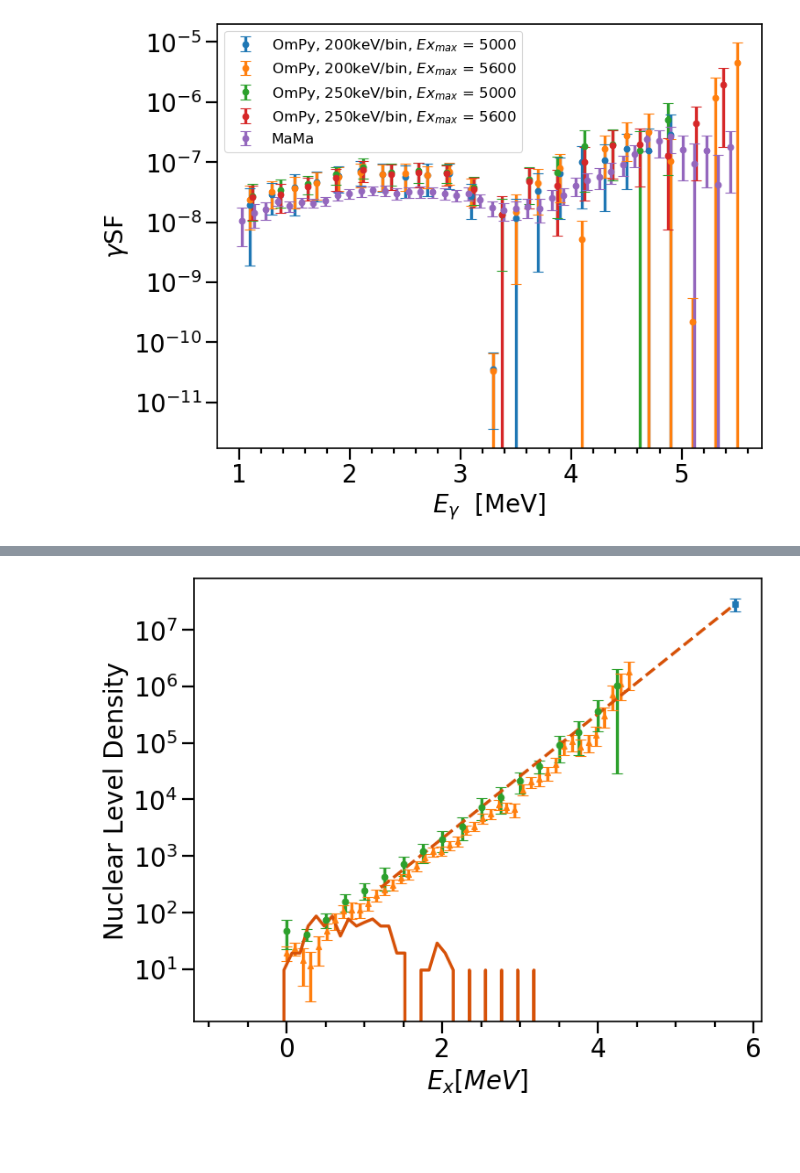
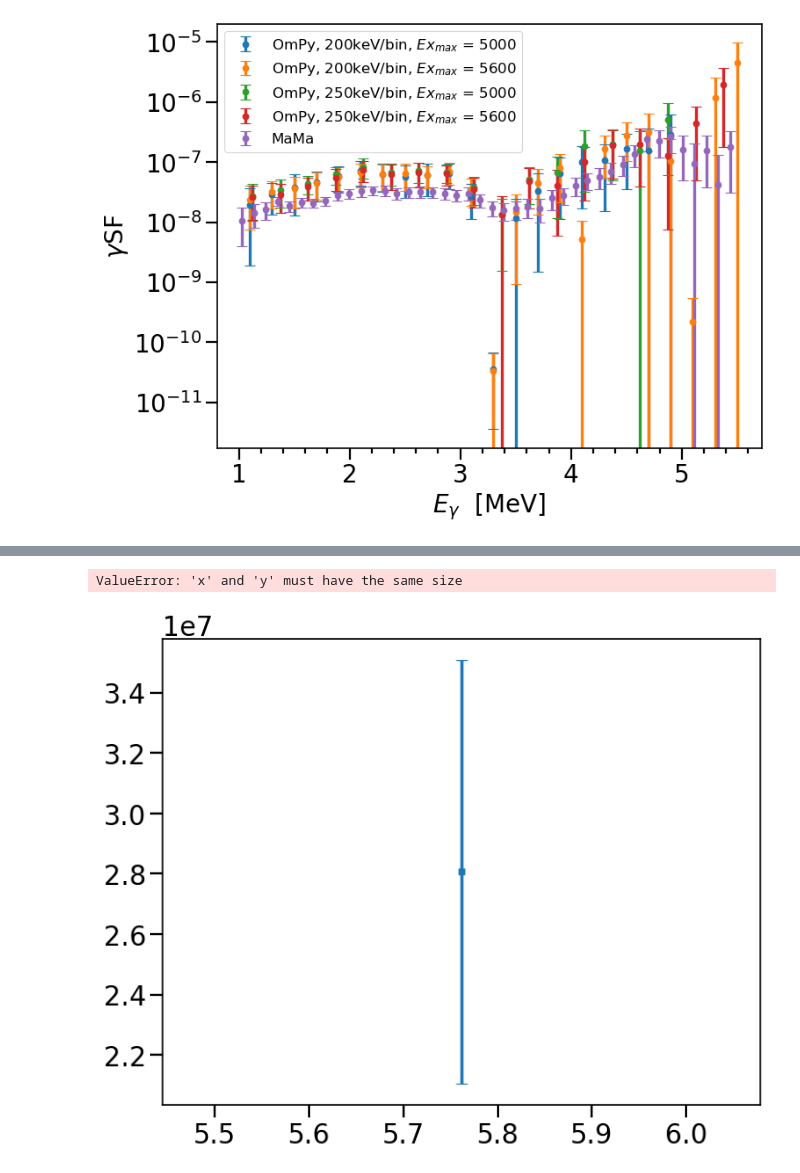
Before and after one commit to tellefs/MasterThesis, a Jupyter notebook: plotting/analysis_plots.ipynb, the cells around one changed output, grey strips where cells are left out. Cells and saved outputs as stored; diff of their text form; code cells hidden in the pictures; blank space fills up the shorter version.

```diff
--- a/plotting/analysis_plots.ipynb
+++ b/plotting/analysis_plots.ipynb
@@ -459,19 +501,23 @@ fig.show()
 # %%
 fig, ax = plt.subplots()
 ax.errorbar(x=Sn, y=rhoSn, yerr=rhoSn_error, marker='s', linestyle='')
-ax.errorbar(x=energy_nld_om, y=nld_om, yerr=nld_om_error, marker='^', linestyle='')
+ax.errorbar(x=energy_nld_om-0.2, y=nld_om, yerr=nld_om_error, marker='^', linestyle='')
 ax.errorbar(x=energy_nld_ompy, y=nld_ompy_median, yerr=nld_ompy_error, marker='o', linestyle='')
 ax.set_yscale('log')
+
+plt.plot(energy_nld[n0_CT:n1_CT], fermigas[n0_CT:n1_CT], "--", color="#D65108", label="CT interpolation")
+
 
 plt.plot(energy_fermigas[20:65], fermigas[20:65], "--", color="#D65108", label="CT interpolation")
 
 plt.plot(energy_discrete_levels, discrete_levels, color="#D65108", label="Known levels")
 
 ax.yaxis.set_minor_locator(AutoMinorLocator())
 ax.xaxis.set_minor_locator(AutoMinorLocator())
 ax.set_xlabel('$E_x[MeV]$')
 ax.set_ylabel('Nuclear Level Density')
 
 fig.show()
 # %% [output]
+ValueError: 'x' and 'y' must have the same size
-[figure, old version]
+[figure, new version]
```
Also changed, not shown: parts of 2 cells of this notebook.
